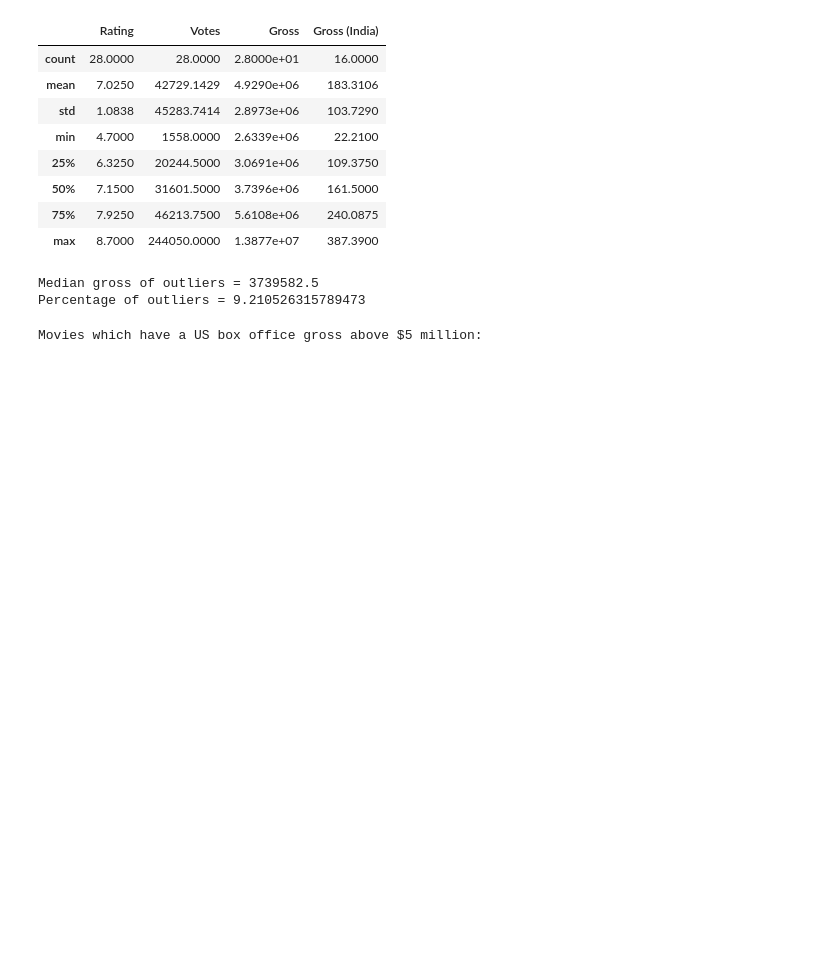
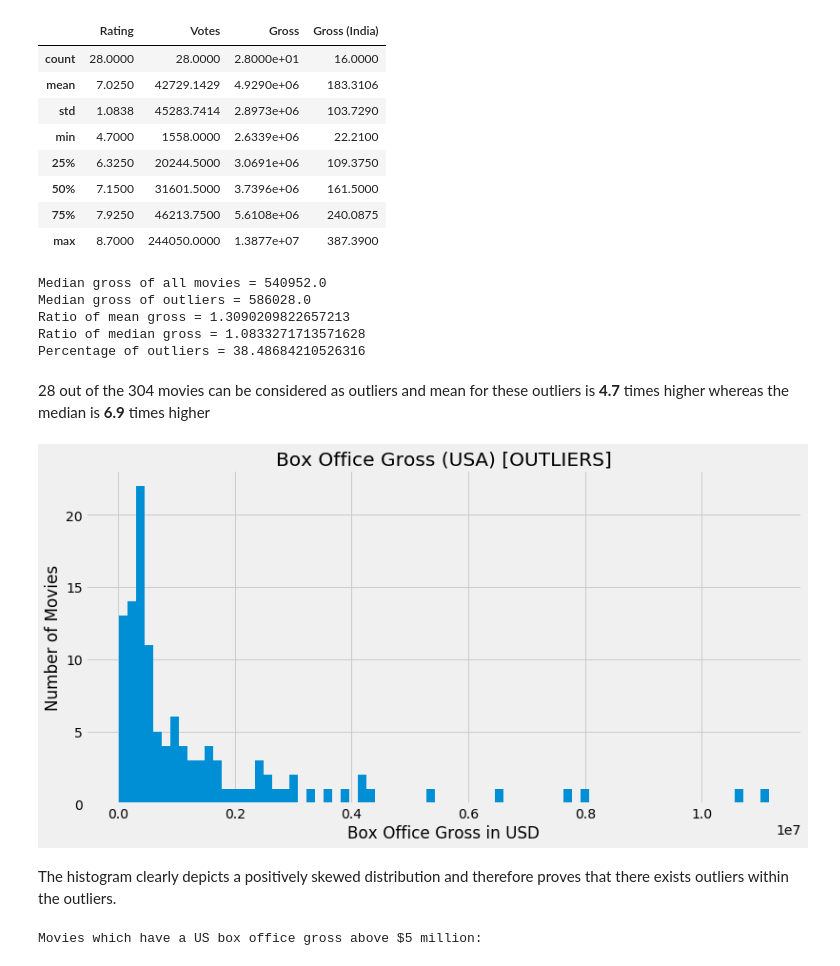
Before and after one commit to ramiz-rahman/data_analysis_of_indian_movies, a Jupyter notebook: A Statistical Analysis of Indian Movies .ipynb, the cells around one changed output. Cells and saved outputs as stored; diff of their text form; code cells hidden in the pictures; blank space fills up the shorter version.

```diff
--- a/A Statistical Analysis of Indian Movies .ipynb
+++ b/A Statistical Analysis of Indian Movies .ipynb
@@ -233,9 +253,29 @@ outliers.describe()
 | 75% | 7.9250 | 46213.7500 | 5.6108e+06 | 240.0875 |
 | max | 8.7000 | 244050.0000 | 1.3877e+07 | 387.3900 |
 # %%
+# Display the median value for US Gross (Outliers)
+print("Median gross of all movies = {}".format(movies_with_gross['Gross'].median()))
 print("Median gross of outliers = {}".format(outliers['Gross'].median()))
+print("Ratio of mean gross = {}".format(outliers['Gross'].mean()/movies_with_gross['Gross'].mean()))
+print("Ratio of median gross = {}".format(outliers['Gross'].median()/movies_with_gross['Gross'].median()))
 print("Percentage of outliers = {}".format(outliers['Title'].count()/movies_with_gross['Title'].count() * 100))
 # %% [output]
-Median gross of outliers = 3739582.5
-Percentage of outliers = 9.210526315789473
+Median gross of all movies = 540952.0
+Median gross of outliers = 586028.0
+Ratio of mean gross = 1.3090209822657213
+Ratio of median gross = 1.0833271713571628
+Percentage of outliers = 38.48684210526316
+# %% [markdown]
+28 out of the 304 movies can be considered as outliers and mean for these outliers is **4.7** times higher whereas the median is **6.9** times higher
+# %%
+# Plot a histogram of US gross (Outliers)
+plt.hist(outliers['Gross'].sort_values(), bins=76)
+plt.title("Box Office Gross (USA) [OUTLIERS]")
+plt.xlabel("Box Office Gross in USD")
+plt.ylabel("Number of Movies")
+plt.show()
+# %% [output]
+[figure, added]
+# %% [markdown]
+The histogram clearly depicts a positively skewed distribution and therefore proves that there exists outliers within the outliers.
 # %%
```
Also changed, not shown: parts of 93 cells of this notebook.
